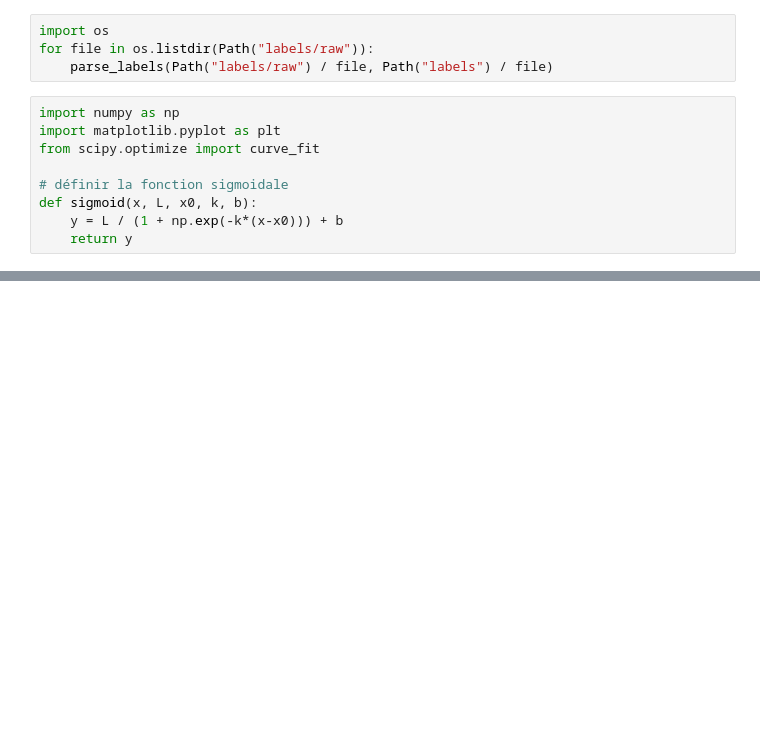
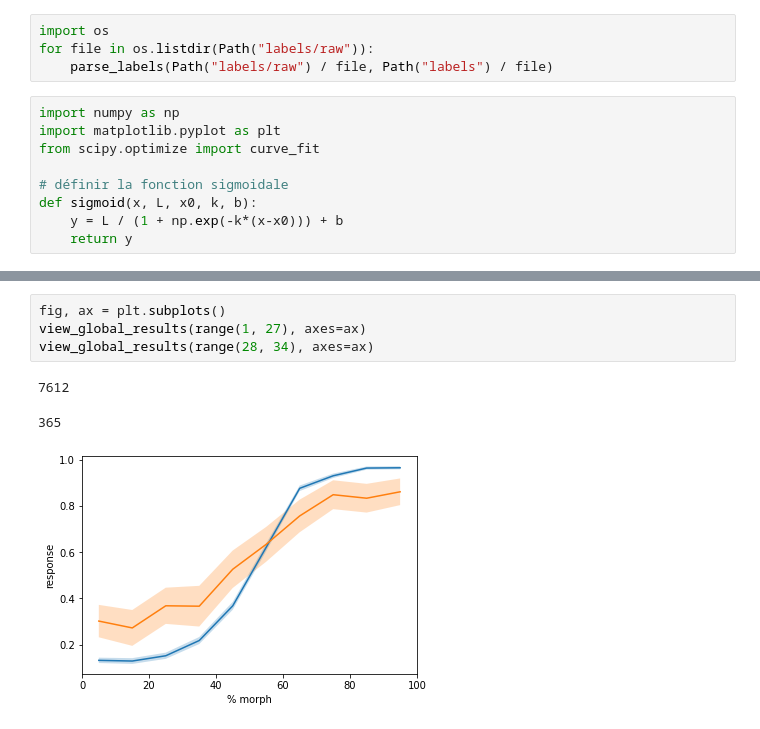
Before and after one commit to romaissauser/M1, a Jupyter notebook: morph/prepare_behavior.ipynb, the cells around one changed output, grey strips where cells are left out. Drawn from its saved outputs; the diff is of its cells as text; blank space fills up the shorter version.

```diff
--- a/morph/prepare_behavior.ipynb
+++ b/morph/prepare_behavior.ipynb
@@ -219,0 +284,8 @@ for i in range(1,26):
+# %%
+fig, ax = plt.subplots()
+view_global_results(range(1, 27), axes=ax)
+view_global_results(range(28, 34), axes=ax)
+# %% [output]
+7612
+365
+[figure, added]
```
Also changed, not shown: parts of 3 cells of this notebook, 26 other files.
